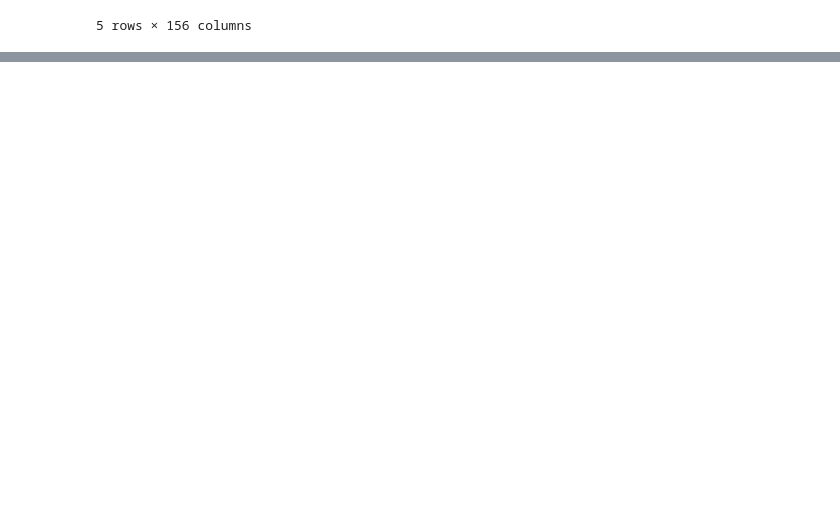
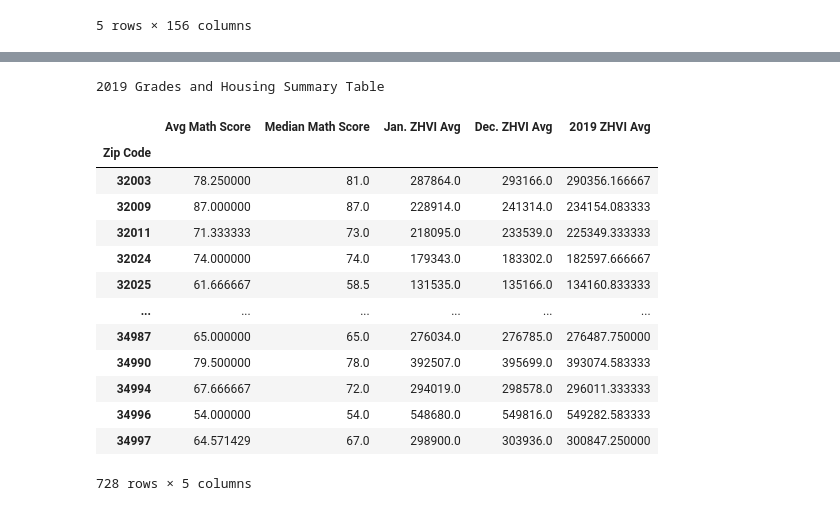
Before and after one commit to nleopard/Florida-Housing-vs-Public-Schools, a Jupyter notebook: Math Analysis.ipynb, the cells around one changed output, grey strips where cells are left out. Saved outputs shown, nothing was run; the diff lists cells and outputs as text; code cells hidden in the pictures; blank space fills up the shorter version.

```diff
--- a/Math Analysis.ipynb
+++ b/Math Analysis.ipynb
@@ -74,0 +45,38 @@ zip_df.head()
+# %%
+# Group dataframe by zip code
+zip_df = math_df.groupby(["Zip Code"])
+
+# Get the mean and median of grades and housing prices
+grades_mean = zip_df["Mathematics Achievement"].mean()
+grades_median = zip_df["Mathematics Achievement"].median()
+
+# Convert housing prices to a list and then store averages from that list in a variable
+house_average_list = ['2019-01','2019-02','2019-03','2019-04','2019-05','2019-06','2019-07','2019-08','2019-09','2019-10','2019-11','2019-12']
+zhvi_01_19 = zip_df["2019-01"].mean()
+zhvi_12_19 = zip_df["2019-12"].mean()
+zhvi_2019_df = math_df.groupby(["Zip Code"])['2019-01','2019-02','2019-03','2019-04','2019-05','2019-06','2019-07','2019-08','2019-09','2019-10','2019-11','2019-12'].mean()
+
+# Create new column to store total 2019 zhvi average
+zhvi_2019_df["2019 ZHVI Avg"] = zhvi_2019_df.mean(axis=1)
+zhvi_2019 = zhvi_2019_df["2019 ZHVI Avg"]
+
+# Create dataframe from variables
+table_1 = pd.DataFrame({"Avg Math Score": grades_mean, "Median Math Score": grades_median, "Jan. ZHVI Avg": zhvi_01_19, "Dec. ZHVI Avg": zhvi_12_19, "2019 ZHVI Avg": zhvi_2019})
+print("2019 Grades and Housing Summary Table")
+table_1
+# %% [output]
+2019 Grades and Housing Summary Table
+|  | Avg Math Score | Median Math Score | Jan. ZHVI Avg | Dec. ZHVI Avg | 2019 ZHVI Avg |
+| Zip Code |  |  |  |  |  |
+| 32003 | 78.250000 | 81.0 | 287864.0 | 293166.0 | 290356.166667 |
+| 32009 | 87.000000 | 87.0 | 228914.0 | 241314.0 | 234154.083333 |
+| 32011 | 71.333333 | 73.0 | 218095.0 | 233539.0 | 225349.333333 |
+| 32024 | 74.000000 | 74.0 | 179343.0 | 183302.0 | 182597.666667 |
+| 32025 | 61.666667 | 58.5 | 131535.0 | 135166.0 | 134160.833333 |
+| ... | ... | ... | ... | ... | ... |
+| 34987 | 65.000000 | 65.0 | 276034.0 | 276785.0 | 276487.750000 |
+| 34990 | 79.500000 | 78.0 | 392507.0 | 395699.0 | 393074.583333 |
+| 34994 | 67.666667 | 72.0 | 294019.0 | 298578.0 | 296011.333333 |
+| 34996 | 54.000000 | 54.0 | 548680.0 | 549816.0 | 549282.583333 |
+| 34997 | 64.571429 | 67.0 | 298900.0 | 303936.0 | 300847.250000 |
+728 rows × 5 columns
```
Also changed, not shown: parts of 4 cells of this notebook.
